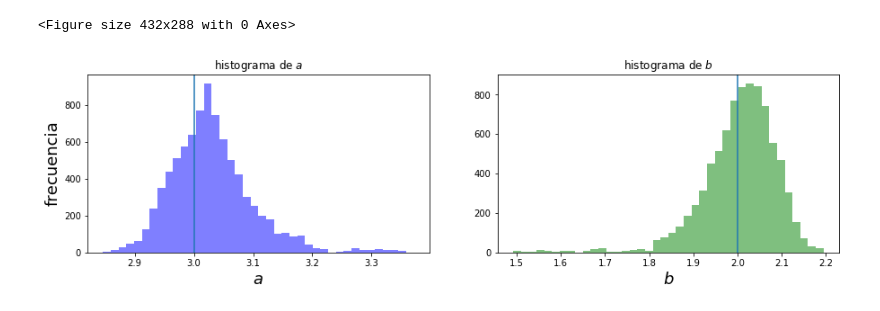
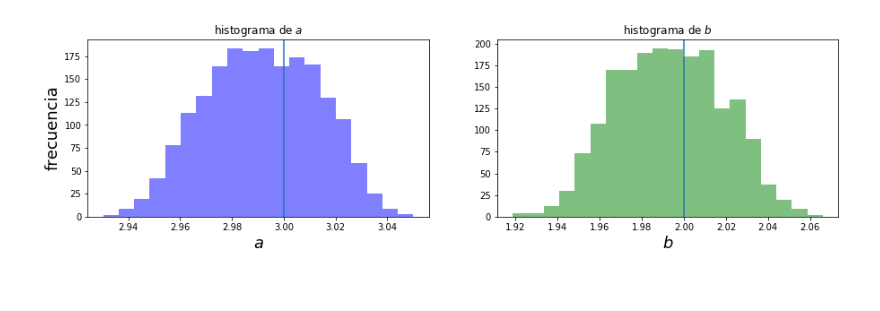
Before and after one commit to DCIDA2019/da2019-Oscar2401, a Jupyter notebook: Semana7/Trabajo_1.ipynb, the cells around one changed output. Drawn from its saved outputs; the diff is of its cells as text; code cells hidden in the pictures.

```diff
--- a/Semana7/Trabajo_1.ipynb
+++ b/Semana7/Trabajo_1.ipynb
@@ -6,7 +6,7 @@ import matplotlib.pyplot as plt
 n = 15
 x_i = 0
 x_f = 2
-sigma = 0.2
+sigma = 0.1
 
 x = np.linspace(x_i,x_f,n)
 y_t = 3*x + 2
@@ -24,8 +39,8 @@ x = np.loadtxt('recta.txt')[0]
 y = np.loadtxt('recta.txt')[1]
 y_err = np.loadtxt('recta.txt')[2]
 # %%
-a0,sigma_a0= 2.9,0.1
-b0,sigma_b0 = 2.1,0.1
+a0,sigma_a0= 3.1,0.1
+b0,sigma_b0 = 1.9,0.1
 
 a_t = 3
 b_t = 2
@@ -111,0 +214,7 @@ plt.show()
+# %%
+data = [x,y,y_err]
+sigm = 0.05
+a_ini = np.array([1.3,2.4,0.5,4,5])
+b_ini = np.array([0.1,3.4,2.3,0.5,2.4])
+
+a,b= metrop(a_ini,b_ini,data,sigma)
@@ -112,19 +223,17 @@ plt.show()
 # %%
-plt.figure(3)
 plt.figure(figsize=(15,8))
 plt.subplot(221)
 plt.axvline(a_t)
-plt.hist(a, bins=40,facecolor='blue',alpha = 0.5)
+plt.hist(a, bins=20,facecolor='blue',alpha = 0.5)
 plt.title("histograma de $a$")
 plt.xlabel("$a$",fontsize=18)
 plt.ylabel("frecuencia",fontsize=18)
 
 plt.subplot(222)
 plt.axvline(b_t)
-plt.hist(b, bins=40,facecolor='g', alpha = 0.5)
+plt.hist(b, bins=20,facecolor='g', alpha = 0.5)
 plt.title("histograma de $b$")
 plt.xlabel("$b$",fontsize=18)
 plt.show();
 # %% [output]
-<Figure size 432x288 with 0 Axes>
-[figure, old version]
+[figure, new version]
```
Also changed, not shown: parts of 13 cells of this notebook, 1 other file.
